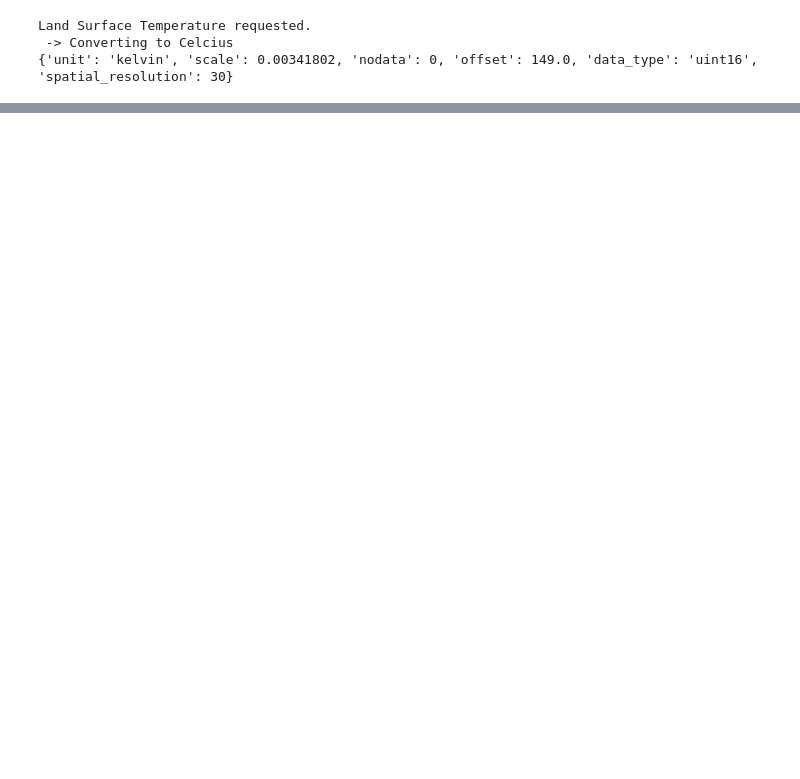
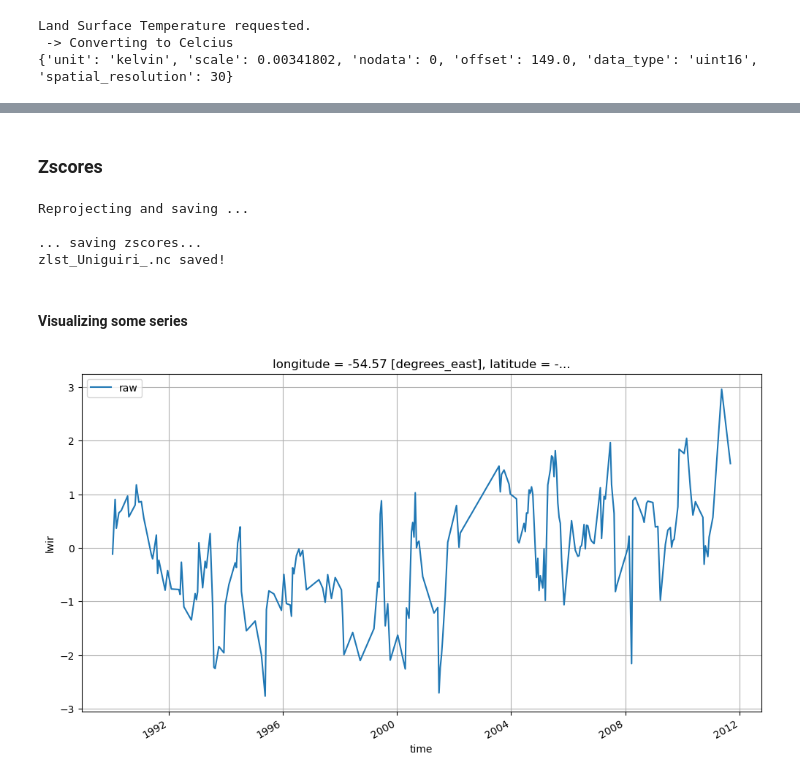
Before and after one commit to agrofunk/pcgrits, a Jupyter notebook: get_data.ipynb, the cells around one changed output, grey strips where cells are left out. Cells and saved outputs as stored; diff of their text form; code cells hidden in the pictures; blank space fills up the shorter version.

Commit message:
lst and zscore for 457

```diff
--- a/get_data.ipynb
+++ b/get_data.ipynb
@@ -282,0 +183,2 @@ zlst.isel(time=240).plot(vmin = -2.5, vmax = 2.5, cmap='RdBu_r')
+# %% [markdown]
+### Zscores
@@ -283,19 +191,48 @@ zlst.isel(time=240).plot(vmin = -2.5, vmax = 2.5, cmap='RdBu_r')
 # %%
+print('Reprojecting and saving ... \n')
+dst_z = dst_z.rio.write_crs('4326')
+dst_z = dst_z.rio.reproject('EPSG:4326')
+dst_z = dst_z.rename({'x': 'longitude','y': 'latitude'})
 
-# then, calculate zscore using the predefined function
-zscore = grouped_ds.apply(calculate_zscore)
+print('... saving zscores...')
 
-
-
-zlst = xr.where(zlst > 3.5, np.nan, zlst)
-zlst = xr.where(zlst < -3.5, np.nan,zlst)
-zlst.resample(time='M').mean(skipna=True)
-
-print('Reprojecting and saving ... \n')
-zlst = zlst.rio.write_crs('4326')
-zlst = zlst.rio.reproject('EPSG:4326')
-print('... saving ...')
-
-zlst.to_netcdf(f'{savenc}zlst_{name}_57.nc', mode='w')
+dst_z.to_netcdf(f'{savenc}zlst_{name}_457.nc', mode='w')
 print(f'zlst_{name}.nc saved!')
+# %% [output]
+Reprojecting and saving ...
+
+... saving zscores...
+zlst_Uniguiri_.nc saved!
+# %% [markdown]
+#### Visualizing some series
+# %%
+lat, lon = -16.95562, -54.57255 #pasto
+#lat, lon = -16.96191, -54.56892 #floresta
+di,df = '1990', '2012'
+
+# plt.figure(figsize=(12,6))
+# dst['lwir'].sel(latitude=lat, longitude=lon, method='nearest').loc[di:df].plot(label='raw')
+# #dst['lwir_3'].sel(latitude=lat, longitude=lon, method='nearest').loc[di:df].plot(label='3')
+# #dst['lwir_5'].sel(latitude=lat, longitude=lon, method='nearest').loc[di:df].plot(label='5')
+# #dst['lwir_7'].sel(latitude=lat, longitude=lon, method='nearest').loc[di:df].plot(label='7')
+# #dst['lwir_9'].sel(latitude=lat, longitude=lon, method='nearest').loc[di:df].plot(label='9')
+# plt.legend()
+# plt.grid()
+# plt.show()
+# plt.close()
+
+########
+
+plt.figure(figsize=(12,6))
+dst_z['lwir'].sel(latitude=lat, longitude=lon, method='nearest').loc[di:df].plot(label='raw')
+#dst['lwir_3'].sel(latitude=lat, longitude=lon, method='nearest').loc[di:df].plot(label='3')
+#dst['lwir_5'].sel(latitude=lat, longitude=lon, method='nearest').loc[di:df].plot(label='5')
+#dst['lwir_7'].sel(latitude=lat, longitude=lon, method='nearest').loc[di:df].plot(label='7')
+#dst['lwir_9'].sel(latitude=lat, longitude=lon, method='nearest').loc[di:df].plot(label='9')
+plt.legend()
+plt.grid()
+plt.show()
+plt.close()
+# %% [output]
+[figure, added]
 # %%
```
Also changed, not shown: parts of 23 cells of this notebook, 1 other file.
